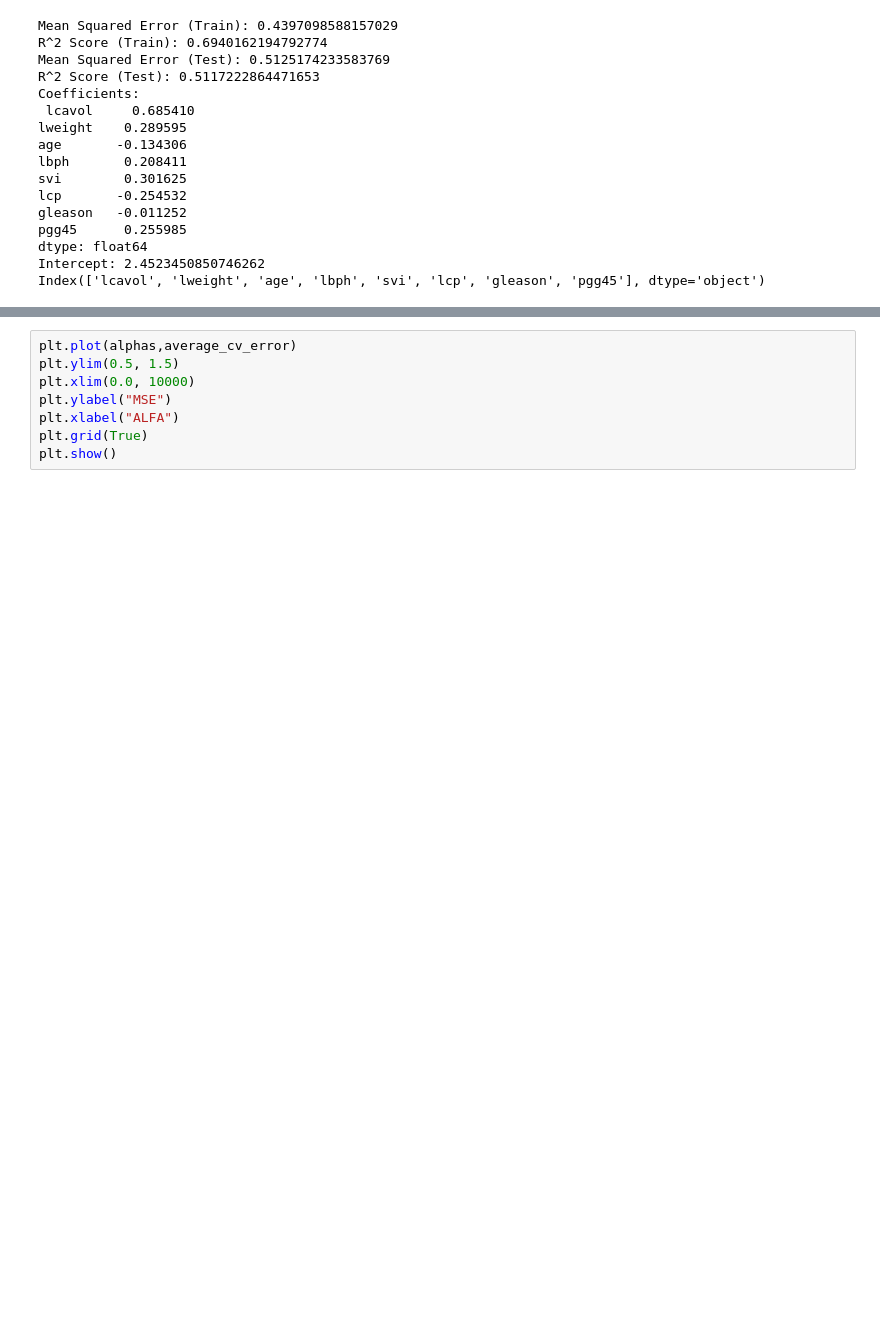
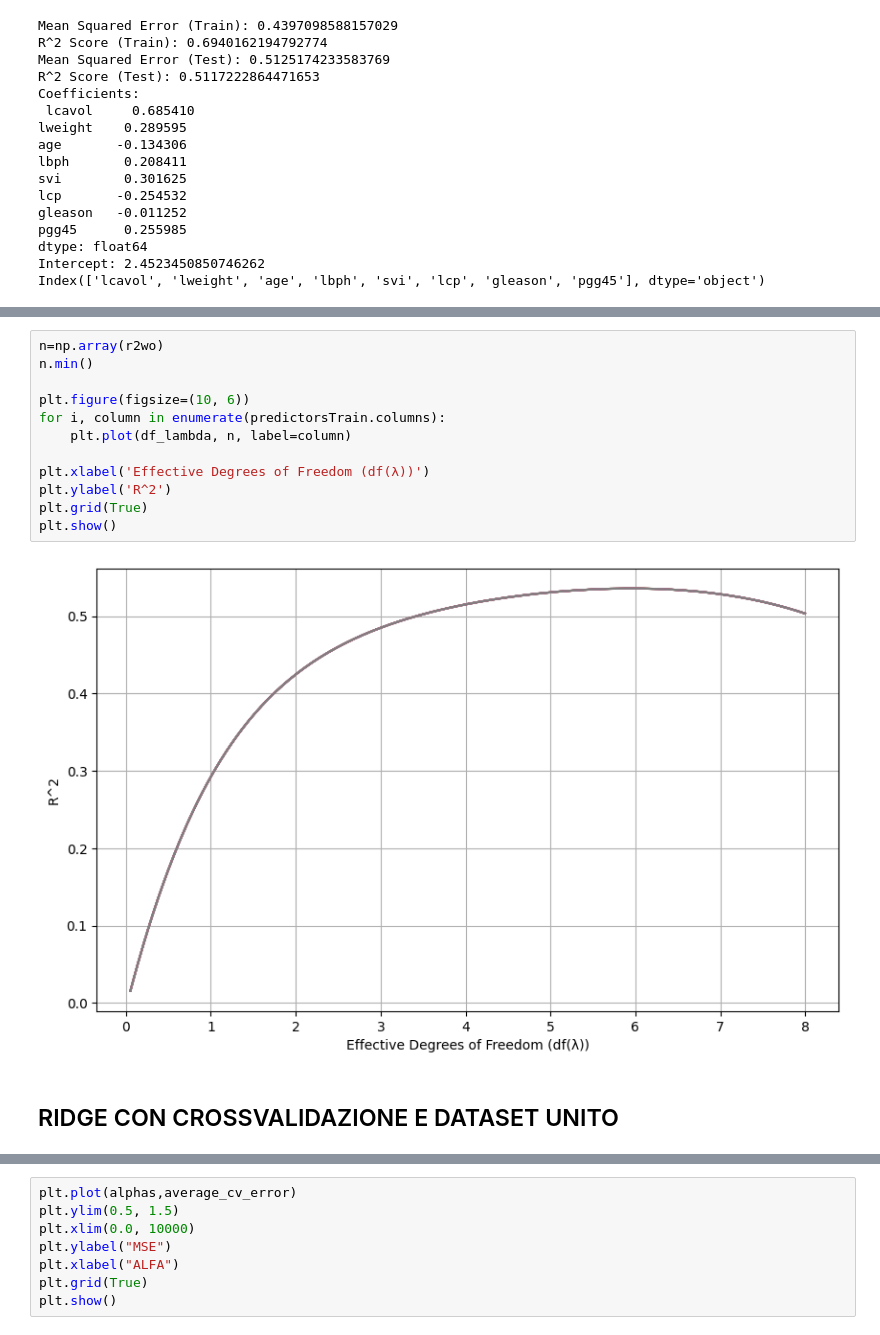
Before and after one commit to gonarec/statistical_learn, a Jupyter notebook: sl-ex4-prostatecancer-arragoni.ipynb, the cells around one changed output, grey strips where cells are left out. Saved outputs shown, nothing was run; the diff lists cells and outputs as text; blank space fills up the shorter version.

```diff
--- a/sl-ex4-prostatecancer-arragoni.ipynb
+++ b/sl-ex4-prostatecancer-arragoni.ipynb
@@ -122,3 +199,19 @@ plt.show()
+# %%
+n=np.array(r2wo)
+n.min()
+
+plt.figure(figsize=(10, 6))
+for i, column in enumerate(predictorsTrain.columns):
+    plt.plot(df_lambda, n, label=column)
+
+plt.xlabel('Effective Degrees of Freedom (df(λ))')
+plt.ylabel('R^2')
+plt.grid(True)
+plt.show()
+# %% [output]
+[figure, added]
+# %% [markdown]
+## RIDGE CON CROSSVALIDAZIONE E DATASET UNITO
 # %%
 # Unire i dati di addestramento e test
 predictors_all = pd.concat([predictorsTrain_std, predictorsTest_std], axis=0)
```
Also changed, not shown: parts of 17 cells of this notebook.
